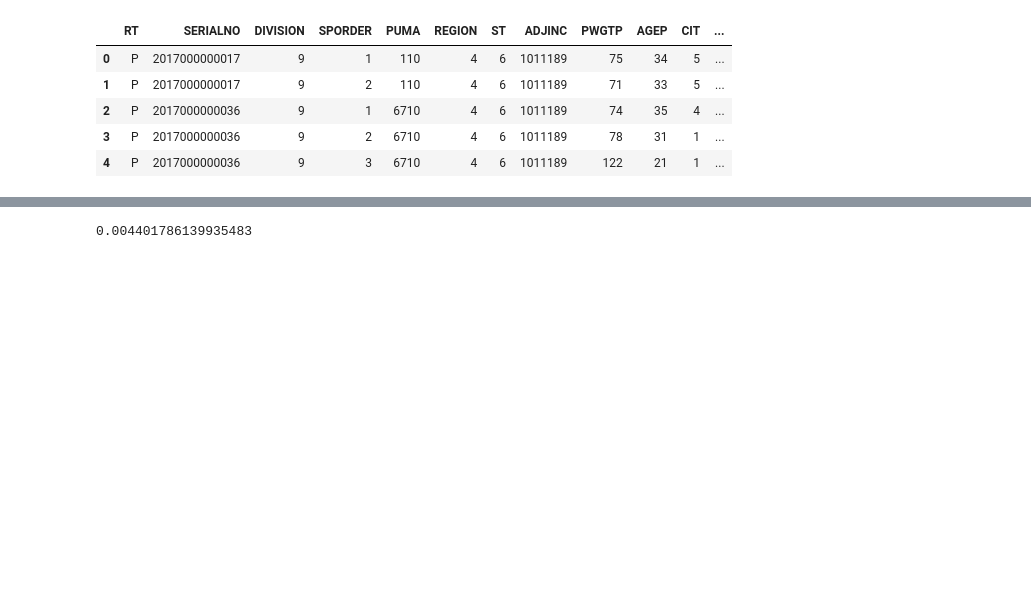
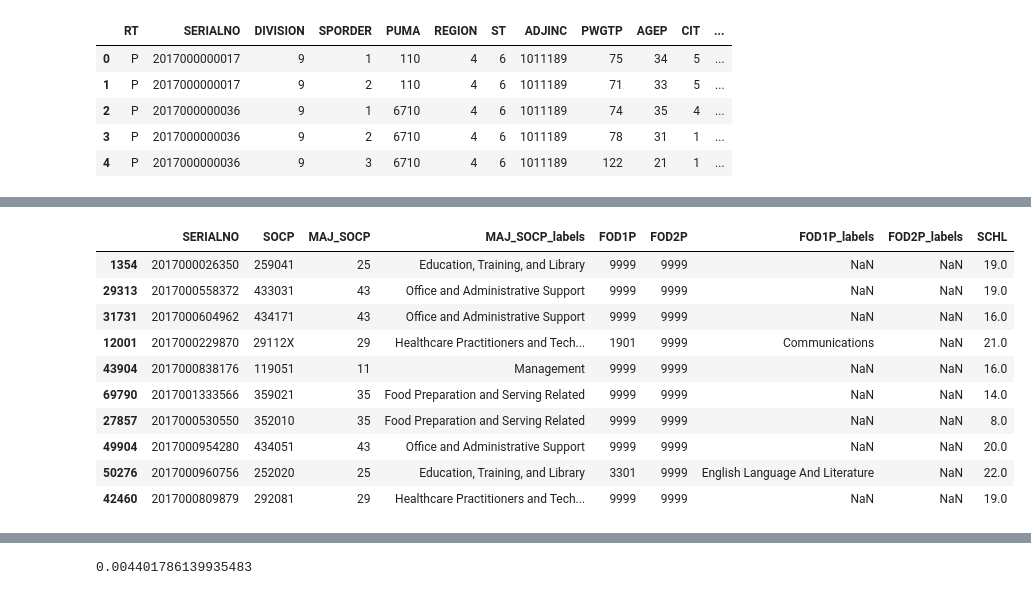
Before and after one commit to DMSaunders/Recommending-Paths-to-Occupations, a Jupyter notebook: notebooks/capstone_all_feature_eda.ipynb, the cells around one changed output, grey strips where cells are left out. Drawn from its saved outputs; the diff is of its cells as text; code cells hidden in the pictures; blank space fills up the shorter version.

```diff
--- a/notebooks/capstone_all_feature_eda.ipynb
+++ b/notebooks/capstone_all_feature_eda.ipynb
@@ -709,0 +733,14 @@ coll_maj_df = youngemp_df[['SOCP', 'MAJ_SOCP', 'MAJ_SOCP_labels', 'FOD1P', 'FOD2
+# %%
+edu_df.sample(10)
+# %% [output]
+|  | SERIALNO | SOCP | MAJ_SOCP | MAJ_SOCP_labels | FOD1P | FOD2P | FOD1P_labels | FOD2P_labels | SCHL |
+| 1354 | 2017000026350 | 259041 | 25 | Education, Training, and Library | 9999 | 9999 | NaN | NaN | 19.0 |
+| 29313 | 2017000558372 | 433031 | 43 | Office and Administrative Support | 9999 | 9999 | NaN | NaN | 19.0 |
+| 31731 | 2017000604962 | 434171 | 43 | Office and Administrative Support | 9999 | 9999 | NaN | NaN | 16.0 |
+| 12001 | 2017000229870 | 29112X | 29 | Healthcare Practitioners and Tech... | 1901 | 9999 | Communications | NaN | 21.0 |
+| 43904 | 2017000838176 | 119051 | 11 | Management | 9999 | 9999 | NaN | NaN | 16.0 |
+| 69790 | 2017001333566 | 359021 | 35 | Food Preparation and Serving Related | 9999 | 9999 | NaN | NaN | 14.0 |
+| 27857 | 2017000530550 | 352010 | 35 | Food Preparation and Serving Related | 9999 | 9999 | NaN | NaN | 8.0 |
+| 49904 | 2017000954280 | 434051 | 43 | Office and Administrative Support | 9999 | 9999 | NaN | NaN | 20.0 |
+| 50276 | 2017000960756 | 252020 | 25 | Education, Training, and Library | 3301 | 9999 | English Language And Literature | NaN | 22.0 |
+| 42460 | 2017000809879 | 292081 | 29 | Healthcare Practitioners and Tech... | 9999 | 9999 | NaN | NaN | 19.0 |
```
Also changed, not shown: parts of 11 cells of this notebook, 2 other files.
